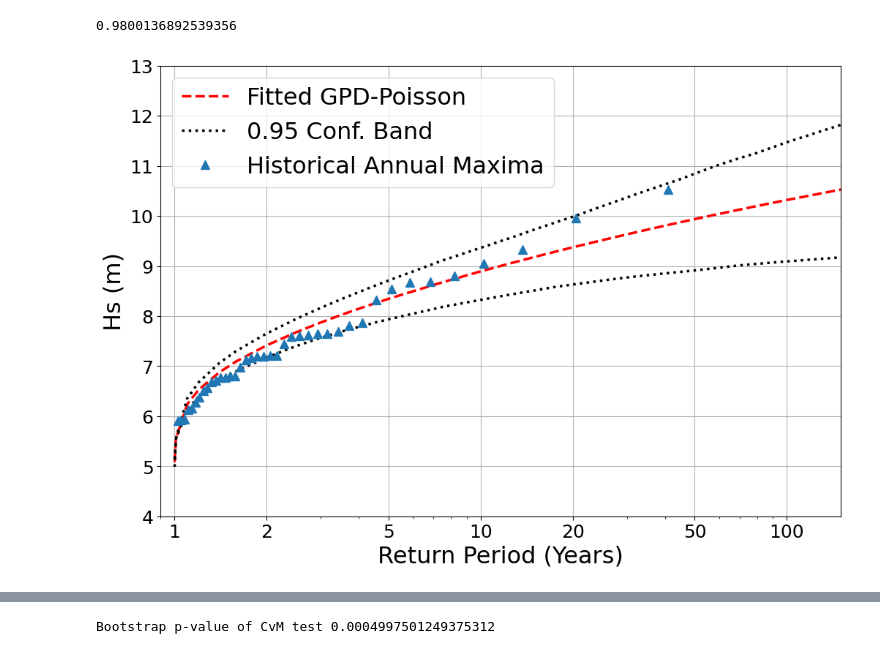
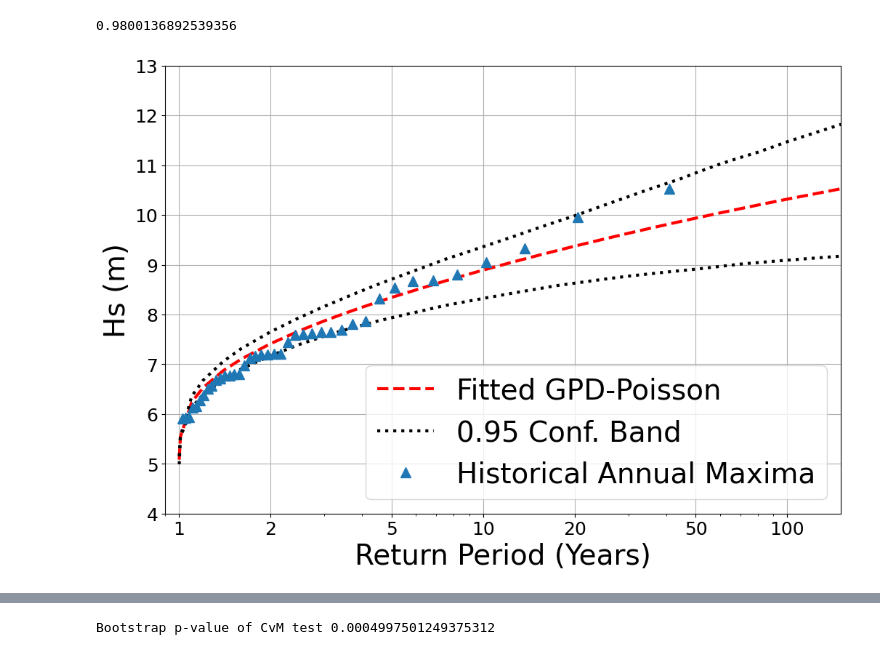
Before and after one commit to viccollado/ExtremeCorrection, a Jupyter notebook: Notebooks/ExtremeCorrectionHsTpSantona.ipynb, the cells around one changed output, grey strips where cells are left out. Drawn from its saved outputs; the diff is of its cells as text; code cells hidden in the pictures.

```diff
--- a/Notebooks/ExtremeCorrectionHsTpSantona.ipynb
+++ b/Notebooks/ExtremeCorrectionHsTpSantona.ipynb
@@ -136,17 +136,17 @@ ecdf_hist_hs(extr_corr_complete.opt_threshold)
 # %%
 extr_corr_complete.apply_correction(fit_diag=True)
 fig, ax = extr_corr_complete.return_period_plot(conf_int_method="bootstrap")
 ax.set_ylim(4, 13)
 ax.set_xlim(0.9,150)
-ax.set_ylabel("Hs (m)", fontsize=23)
-ax.set_xlabel("Return Period (Years)", fontsize=23)
-ax.legend(loc = "upper left", fontsize=23)
+ax.set_ylabel("Hs (m)", fontsize=28)
+ax.set_xlabel("Return Period (Years)", fontsize=28)
+ax.legend(loc = "lower right", fontsize=28)
 ax.tick_params(axis='both', which='major', labelsize=18)
 ax.tick_params(axis='both', which='minor', labelsize=18)
 plt.savefig("Figures/Santona/Hs_Santona_Hs/Hs_Historical_ReturnPeriod_REVISED.png", dpi=300, bbox_inches="tight")
 plt.show()
 # %% [output]
-[figure, old version]
+[figure, new version]
 # %%
 extr_corr_complete.test_dist()
 # %% [output]
```
Also changed, not shown: parts of 39 cells of this notebook, 1 other file.
